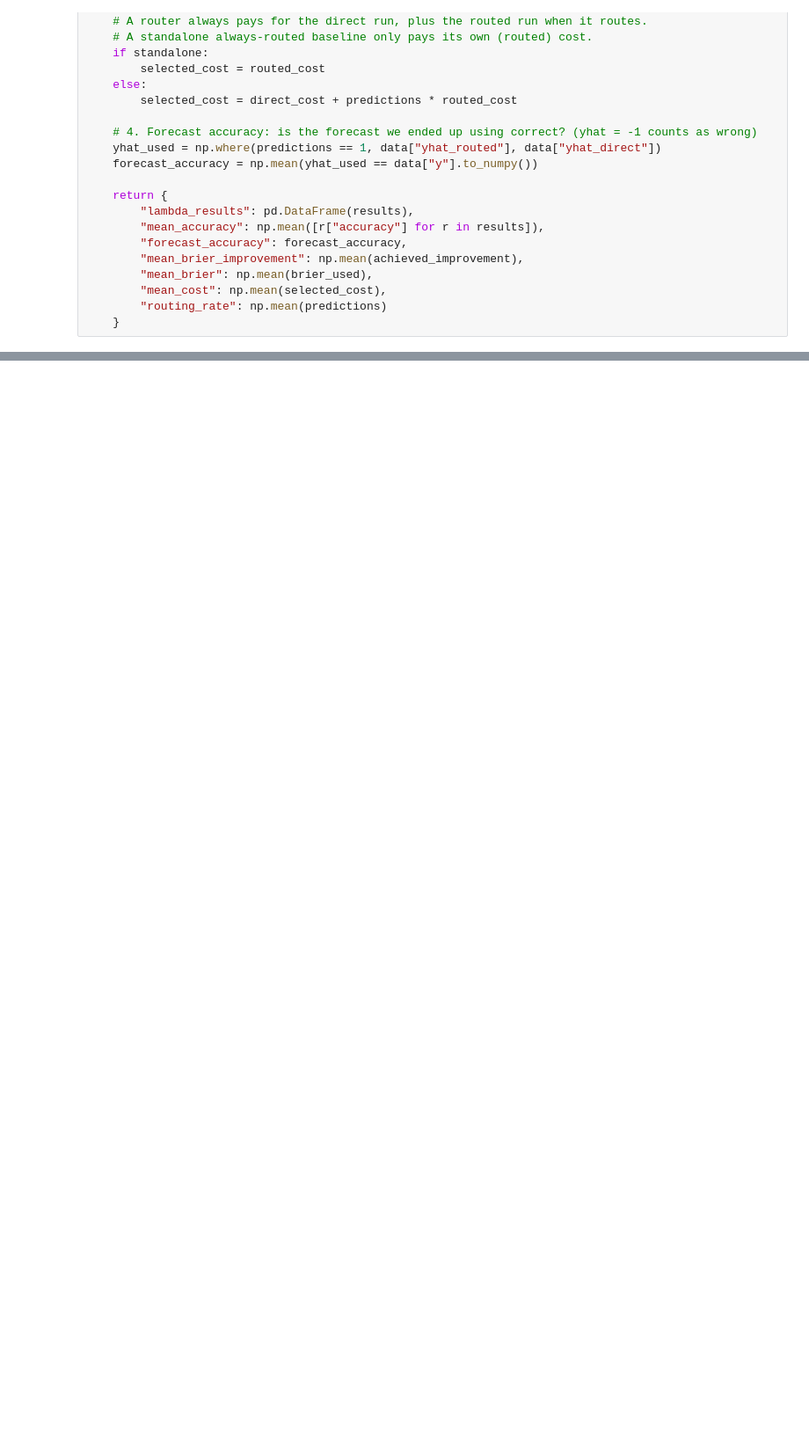
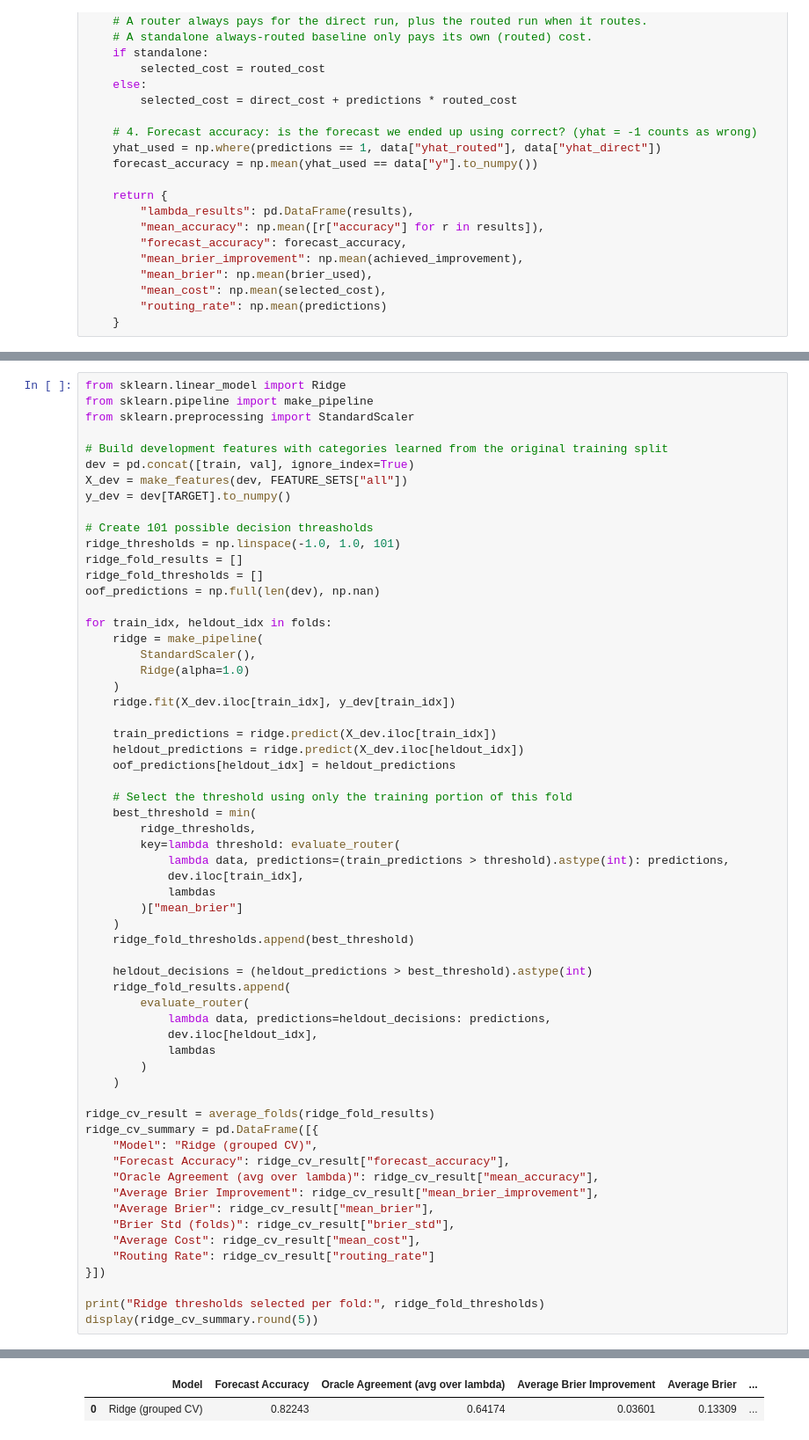
Before and after one commit to MarioMatsas/ML4Science, a Jupyter notebook: project.ipynb, the cells around one changed output, grey strips where cells are left out. Shown at 88% size. Drawn from its saved outputs; the diff is of its cells as text; blank space fills up the shorter version.

```diff
--- a/project.ipynb
+++ b/project.ipynb
@@ -369,0 +374,62 @@ plt.show()
+# %%
+from sklearn.linear_model import Ridge
+from sklearn.pipeline import make_pipeline
+from sklearn.preprocessing import StandardScaler
+
+# Build development features with categories learned from the original training split
+dev = pd.concat([train, val], ignore_index=True)
+X_dev = make_features(dev, FEATURE_SETS["all"])
+y_dev = dev[TARGET].to_numpy()
+
+# Create 101 possible decision threasholds
+ridge_thresholds = np.linspace(-1.0, 1.0, 101)
+ridge_fold_results = []
+ridge_fold_thresholds = []
+oof_predictions = np.full(len(dev), np.nan)
+
+for train_idx, heldout_idx in folds:
+    ridge = make_pipeline(
+        StandardScaler(),
+        Ridge(alpha=1.0)
+    )
+    ridge.fit(X_dev.iloc[train_idx], y_dev[train_idx])
+
+    train_predictions = ridge.predict(X_dev.iloc[train_idx])
+    heldout_predictions = ridge.predict(X_dev.iloc[heldout_idx])
+    oof_predictions[heldout_idx] = heldout_predictions
+
+    # Select the threshold using only the training portion of this fold
+    best_threshold = min(
+        ridge_thresholds,
+        key=lambda threshold: evaluate_router(
+            lambda data, predictions=(train_predictions > threshold).astype(int): predictions,
+            dev.iloc[train_idx],
+            lambdas
+        )["mean_brier"]
+    )
+    ridge_fold_thresholds.append(best_threshold)
+
+    heldout_decisions = (heldout_predictions > best_threshold).astype(int)
+    ridge_fold_results.append(
+        evaluate_router(
+            lambda data, predictions=heldout_decisions: predictions,
+            dev.iloc[heldout_idx],
+            lambdas
+        )
+    )
+
+ridge_cv_result = average_folds(ridge_fold_results)
+ridge_cv_summary = pd.DataFrame([{
+    "Model": "Ridge (grouped CV)",
+    "Forecast Accuracy": ridge_cv_result["forecast_accuracy"],
+    "Oracle Agreement (avg over lambda)": ridge_cv_result["mean_accuracy"],
+    "Average Brier Improvement": ridge_cv_result["mean_brier_improvement"],
+    "Average Brier": ridge_cv_result["mean_brier"],
+    "Brier Std (folds)": ridge_cv_result["brier_std"],
+    "Average Cost": ridge_cv_result["mean_cost"],
+    "Routing Rate": ridge_cv_result["routing_rate"]
+}])
+
+print("Ridge thresholds selected per fold:", ridge_fold_thresholds)
+display(ridge_cv_summary.round(5))
+# %% [output]
@@ -369,0 +437,2 @@ plt.show()
+|  | Model | Forecast Accuracy | Oracle Agreement (avg over lambda) | Average Brier Improvement | Average Brier | ... |
+| 0 | Ridge (grouped CV) | 0.82243 | 0.64174 | 0.03601 | 0.13309 | ... |
```
Also changed, not shown: parts of 9 cells of this notebook.
